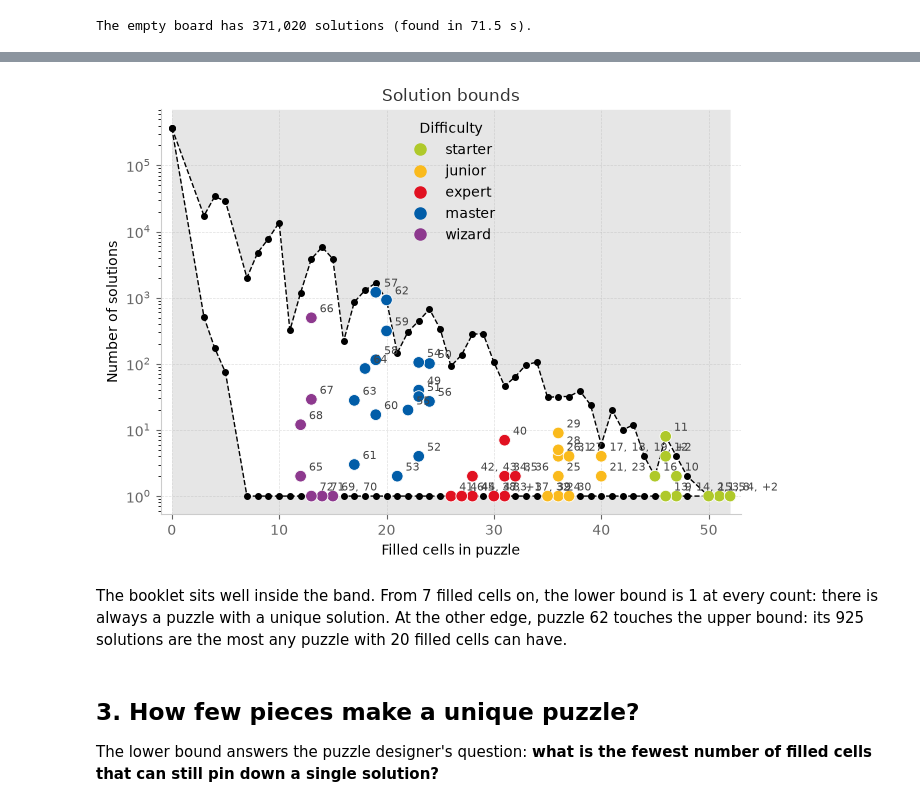
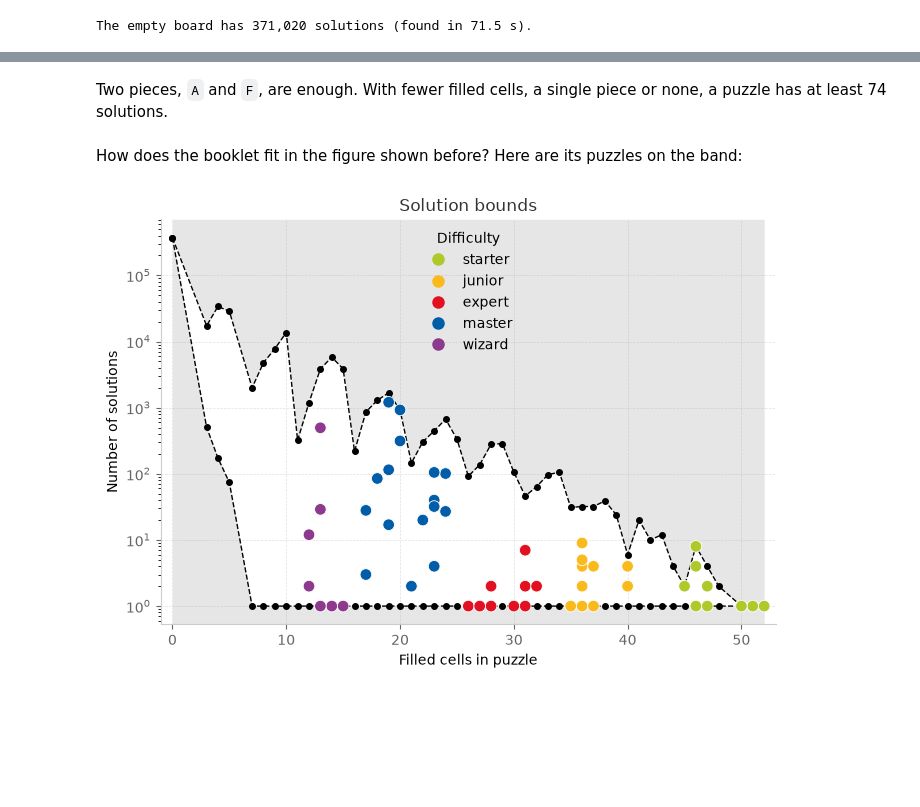
Before and after one commit to Olivier418/PugPuzzler, a Jupyter notebook: tutorial/2_findings.ipynb, the cells around one changed output, grey strips where cells are left out. Drawn from its saved outputs; the diff is of its cells as text; code cells hidden in the pictures; blank space fills up the shorter version.

```diff
--- a/tutorial/2_findings.ipynb
+++ b/tutorial/2_findings.ipynb
@@ -45,10 +26,0 @@ The booklet's puzzles come in five difficulty tiers, from *starter* to *wizard*.
-# %%
-main_puzzles = IQpuzzler.books["main_puzzles"]
-main_solutions, main_stats = solve_puzzlebook(main_puzzles)
-
-counts = {name: len(sol) for name, sol in main_solutions.items()}
-unique = [name for name, n in counts.items() if n == 1]
-most = max(counts, key=counts.get)
-print(f"Solved {len(counts)} puzzles in {sum(s.duration for s in main_stats.values()):.2f} s.")
-print(f"{len(unique)} have a unique solution; {len(counts) - len(unique)} have more than one.")
-print(f"Puzzle {most} ({main_puzzles[most].difficulty}) has {counts[most]} solutions.")
@@ -96,0 +59,9 @@ the bounds don't need them once computed. Delete the folder to force a recompute
+# %%
+book_results = {}
+for game in (IQpuzzler, IQpuzzlerPRO):
+    for name, book in game.books.items():
+        book_results[game.name, name] = solve_puzzlebook(book)
+        solutions, _ = book_results[game.name, name]
+        counts = [len(s) for s in solutions.values()]
+        n_unique = counts.count(1)
+        print(f"{game.name:<13}{name:<17}{n_unique}/{len(book)} unique, {min(counts)} to {max(counts):,} solutions")
@@ -96,0 +110,5 @@ the bounds don't need them once computed. Delete the folder to force a recompute
+# %%
+main_puzzles = IQpuzzler.books["main_puzzles"]
+main_solutions, main_stats = book_results["IQpuzzler", "main_puzzles"]
+plot_puzzle_stats(main_puzzles, main_stats)
+plt.show()
@@ -113,15 +206,10 @@ again:
+# %% [markdown]
+Two pieces, `A` and `F`, are enough. With fewer filled cells, a single piece or none, a puzzle has at least 74 solutions.
+# %% [markdown]
+How does the booklet fit in the figure shown before? Here are its puzzles on the band:
 # %%
 ax = plot_bounds(lower_puzzles, lower_stats, upper_puzzles, upper_stats)
-plot_puzzle_stats(main_puzzles, main_stats, ax=ax)
+plot_puzzle_stats(main_puzzles, main_stats, ax=ax,labels=False)
 plt.show()
 # %% [output]
-[figure, old version]
+[figure, new version]
-# %% [markdown]
-The booklet sits well inside the band. From 7 filled cells on, the lower bound is 1 at every count: there is always a
-puzzle with a unique solution. At the other edge, puzzle 62 touches the upper bound: its 925 solutions are the most any
-puzzle with 20 filled cells can have.
-# %% [markdown]
-## 3. How few pieces make a unique puzzle?
-
-The lower bound answers the puzzle designer's question: **what is the fewest number of filled cells that can still pin
-down a single solution?**
```
Also changed, not shown: parts of 41 cells of this notebook, 5 other files.
